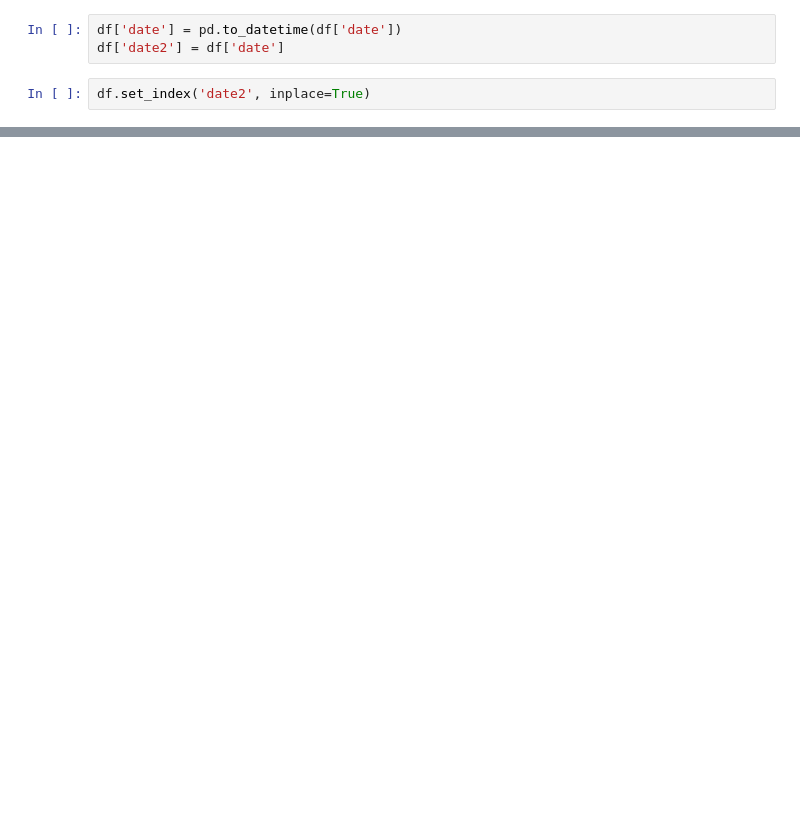
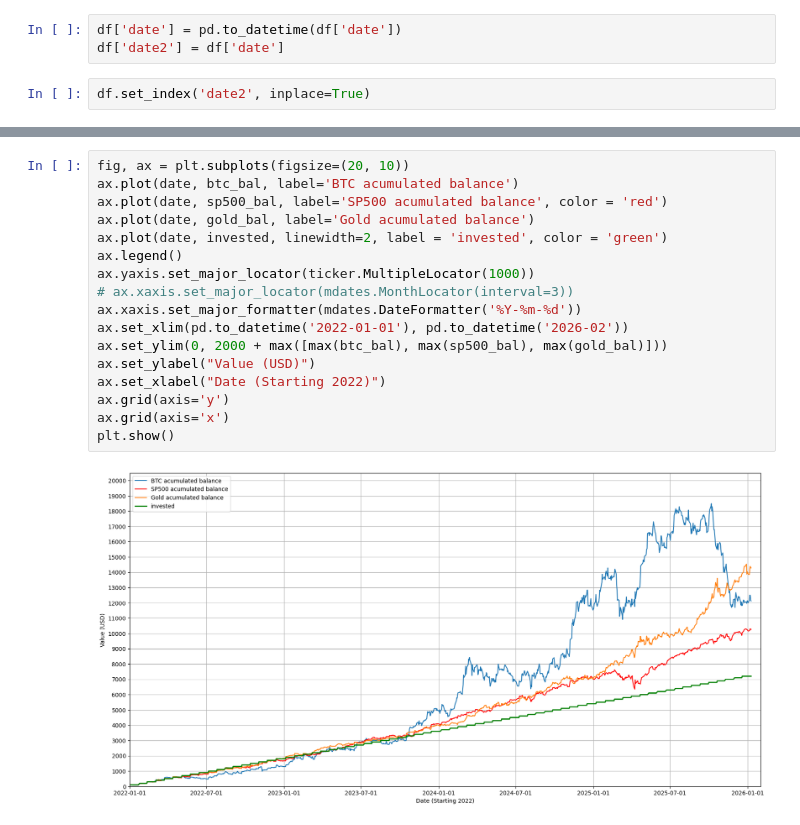
Before and after one commit to Andree33/Exploratory-Analisys-Data-Portfolio, a Jupyter notebook: bitcoin_acumutated.ipynb, the cells around one changed output, grey strips where cells are left out. Saved outputs shown, nothing was run; the diff lists cells and outputs as text; blank space fills up the shorter version.

```diff
--- a/bitcoin_acumutated.ipynb
+++ b/bitcoin_acumutated.ipynb
@@ -97,0 +125,19 @@ plt.show()
+# %%
+fig, ax = plt.subplots(figsize=(20, 10))
+ax.plot(date, btc_bal, label='BTC acumulated balance')
+ax.plot(date, sp500_bal, label='SP500 acumulated balance', color = 'red')
+ax.plot(date, gold_bal, label='Gold acumulated balance')
+ax.plot(date, invested, linewidth=2, label = 'invested', color = 'green')
+ax.legend()
+ax.yaxis.set_major_locator(ticker.MultipleLocator(1000))
+# ax.xaxis.set_major_locator(mdates.MonthLocator(interval=3))
+ax.xaxis.set_major_formatter(mdates.DateFormatter('%Y-%m-%d'))
+ax.set_xlim(pd.to_datetime('2022-01-01'), pd.to_datetime('2026-02'))
+ax.set_ylim(0, 2000 + max([max(btc_bal), max(sp500_bal), max(gold_bal)]))
+ax.set_ylabel("Value (USD)")
+ax.set_xlabel("Date (Starting 2022)")
+ax.grid(axis='y')
+ax.grid(axis='x')
+plt.show()
+# %% [output]
+[figure, added]
```
Also changed, not shown: parts of 11 cells of this notebook.
